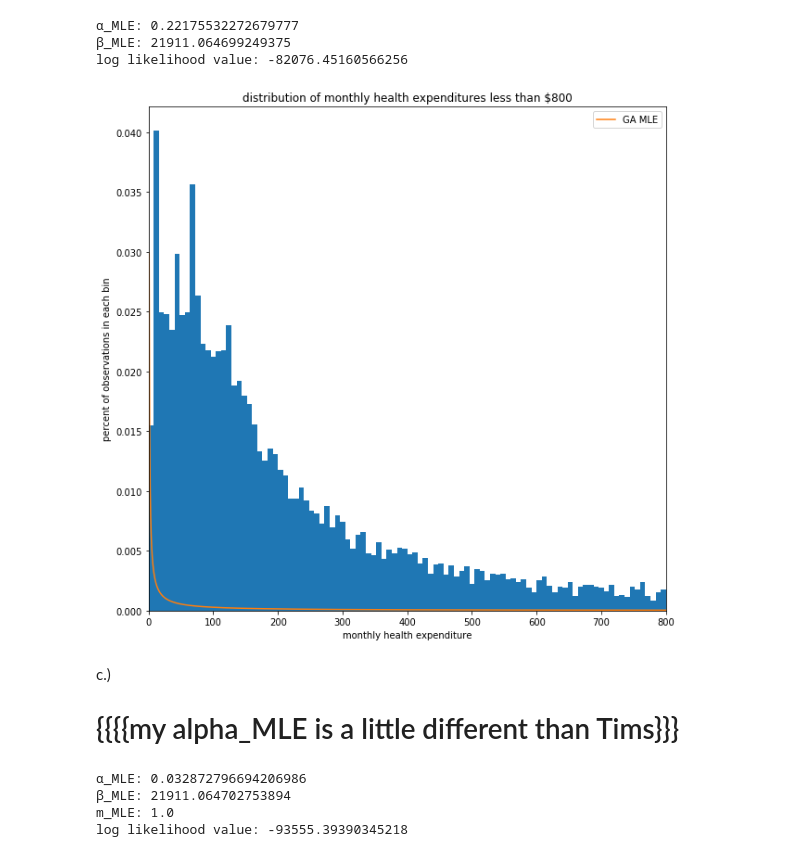
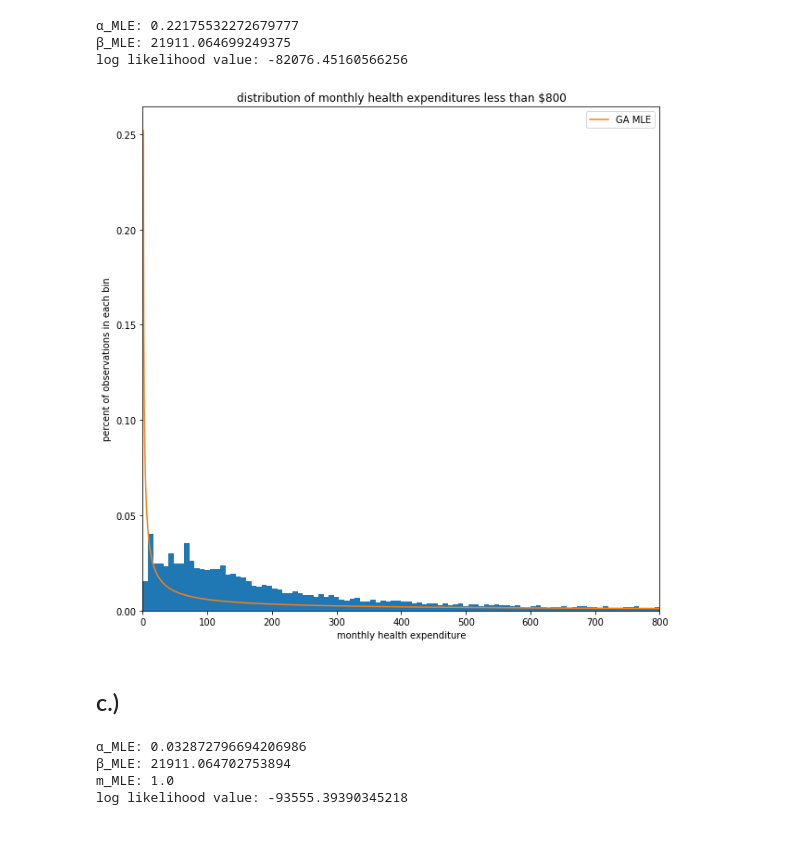
Before and after one commit to kendrarobbins/BootCamp2018, a Jupyter notebook: ProbSets/Econ/Econ PS5/Econ PS5.ipynb, the cells around one changed output. Drawn from its saved outputs; the diff is of its cells as text; code cells hidden in the pictures.

```diff
--- a/ProbSets/Econ/Econ PS5/Econ PS5.ipynb
+++ b/ProbSets/Econ/Econ PS5/Econ PS5.ipynb
@@ -116,20 +103,21 @@ log likelihood value: -82076.45160566256
 # %%
 weights = (1/10619)*np.ones_like(clms)
 plt.figure(figsize=(10, 10))
 D=np.linspace(0,800,1000)
 n2,bincuts2,patches2 = plt.hist(clms,bins=100, range=(0,800),weights=weights)
 plt.xlabel("monthly health expenditure")
 plt.ylabel("percent of observations in each bin")
 plt.title("distribution of monthly health expenditures less than $800")
 plt.xlim(0,800)
-plt.plot(D, pdf_ga(D,α_MLE,β_MLE), label="GA MLE")
+
+#multiply the PDF by 8 because the bars have length 8
+plt.plot(D, 8*pdf_ga(D,α_MLE,β_MLE), label="GA MLE")
 plt.legend()
 plt.show()
 # %% [output]
-[figure, old version]
+[figure, new version]
-# %% [markdown]
-c.)
-# {{{{my alpha_MLE is a little different than Tims}}}
+# %% [markdown]
+## c.)
 # %%
 #gg_pdf returns the value of a GG pdf with parameters α,β,m evaluated at xvals
 def pdf_gg(xvals,α,β,m):
```
Also changed, not shown: parts of 51 cells of this notebook, 1 other file.
